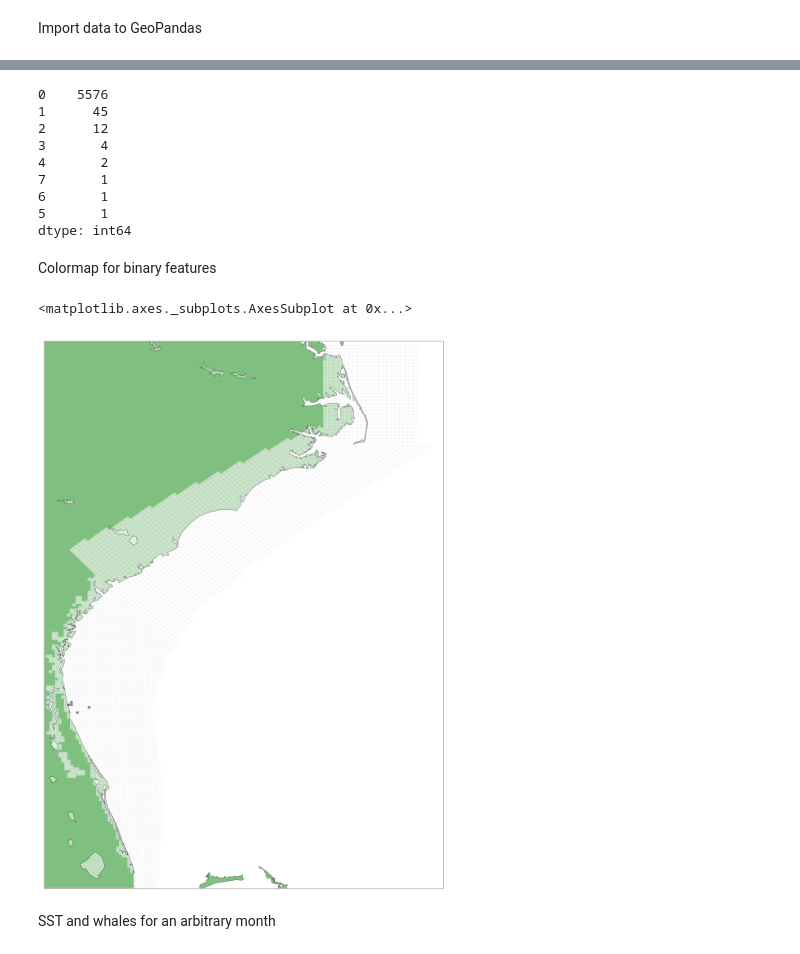
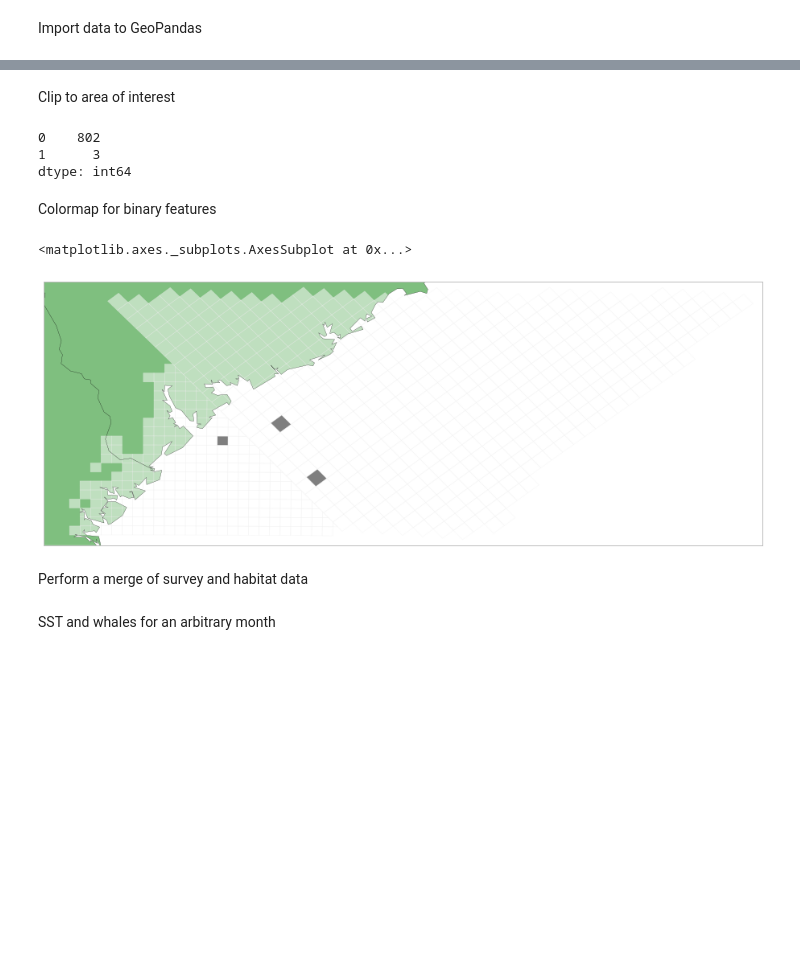
Before and after one commit to fonnesbeck/CharlestonLanesAnalysis, a Jupyter notebook: Charleston Shipping Lanes Analysis.ipynb, the cells around one changed output, grey strips where cells are left out. Drawn from its saved outputs; the diff is of its cells as text; code cells hidden in the pictures; blank space fills up the shorter version.

```diff
--- a/Charleston Shipping Lanes Analysis.ipynb
+++ b/Charleston Shipping Lanes Analysis.ipynb
@@ -42,7 +46,7 @@ ur = hab_model_bounds[2], hab_model_bounds[3]
 coords = list(chain(ll, ur))
 
 # Convert to WGS84
-coords_wgs = epsg26717(*coords[:2], inverse=True) + hab_model_proj(*coords[2:], inverse=True)
+coords_wgs = hab_model_proj(*coords[:2], inverse=True) + hab_model_proj(*coords[2:], inverse=True)
 w, h = coords_wgs[2] - coords_wgs[0], coords_wgs[3] - coords_wgs[1]
 # %%
 extra = 0.01
@@ -106,0 +111,3 @@ HabModelEnviroWGS84 = HabModelEnviro.to_crs({'proj': 'longlat', 'ellps': 'WGS84'
+# %%
+upper_limit = 33
+lower_limit = 31.683
@@ -107 +131,9 @@ HabModelEnviroWGS84 = HabModelEnviro.to_crs({'proj': 'longlat', 'ellps': 'WGS84'
+# %%
+basemap_sc = Basemap(ax=None,
+    llcrnrlon=-81.5,
+    llcrnrlat=lower_limit - extra*w,
+    urcrnrlon=-77.5,
+    urcrnrlat=upper_limit + extra*w,
+    resolution='i',
+    epsg='4326')
 # %%
@@ -119,16 +157,15 @@ HabModelSurvey = gpd.GeoDataFrame.from_file('data/HabModelSurvey.shp')
 # %%
 HabModelSurveyWGS84 = HabModelSurvey.to_crs({'proj': 'longlat', 'ellps': 'WGS84', 'datum': 'WGS84'})
+# %% [markdown]
+Clip to area of interest
+# %%
+HabModelSurveySC = HabModelSurveyWGS84[(lower_limit < HabModelSurveyWGS84.Lat)
+                                       & (HabModelSurveyWGS84.Lat < upper_limit)]
 # %%
-HabModelSurveyWGS84.GrpsJan10B.value_counts()
+HabModelSurveySC.GrpsJan10B.value_counts()
 # %% [output]
-0    5576
-1      45
-2      12
-3       4
-4       2
-7       1
-6       1
-5       1
+0    802
+1      3
 dtype: int64
 # %% [markdown]
 Colormap for binary features
@@ -138,10 +175,13 @@ binary_cm = matplotlib.colors.ListedColormap(np.array([[255,255,255], [0,0,0]])/
 # %%
 fig = plt.figure(figsize=(16,12))
 ax = plt.gca()
-southeast.drawcoastlines(linewidth=0.25)
-southeast.fillcontinents(zorder=-1, color='green', alpha=0.5)
+basemap_sc.drawstates(linewidth=0.15)
+basemap_sc.drawcoastlines(linewidth=0.25)
+basemap_sc.fillcontinents(zorder=-1, color='green', alpha=0.5)
 
-HabModelSurveyWGS84.plot(column='GrpsJan10B', k=2, colormap=binary_cm, linewidth=0, axes=ax)
+HabModelSurveySC.plot(column='GrpsJan10B', k=2, colormap=binary_cm, linewidth=0, axes=ax)
 # %% [output]
 <matplotlib.axes._subplots.AxesSubplot at 0x...>
-[figure, old version]
+[figure, new version]
+# %% [markdown]
+Perform a merge of survey and habitat data
```
Also changed, not shown: parts of 35 cells of this notebook, 30 other files.
